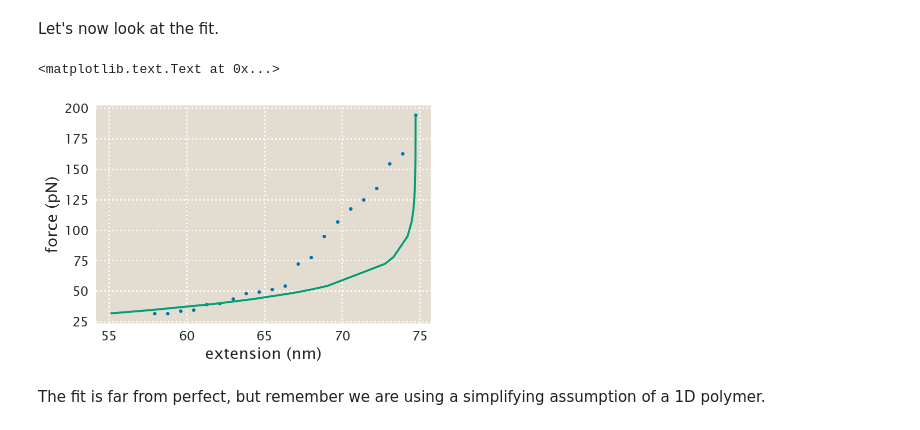
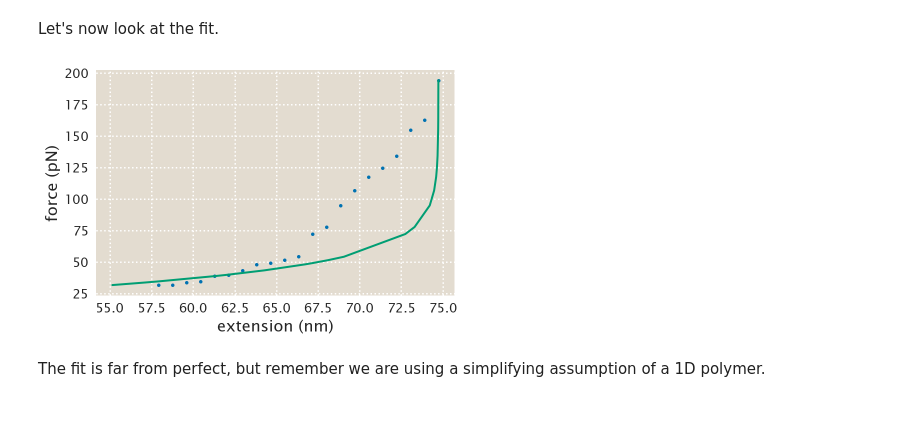
Before and after one commit to mrazomej/pboc, a Jupyter notebook: src/chapter_08.ipynb, the cells around one changed output. Cells and saved outputs as stored; diff of their text form; code cells hidden in the pictures.

```diff
--- a/src/chapter_08.ipynb
+++ b/src/chapter_08.ipynb
@@ -523,15 +525,16 @@ Let's now look at the fit.
 # %%
 # Plot data
 plt.plot(curve.extension_nm, curve.force_pN, marker='.', lw=0)
 # Plot theoretical prediction
 plt.plot(curve_fit(curve.force_pN, popt),# + curve.extension_nm.min(),
          curve.force_pN)
 # Label axis
 plt.xlabel('extension (nm)')
 plt.ylabel('force (pN)')
+plt.tight_layout()
+plt.savefig(figdir + 'problem_08_10_03.png', bbox_inches='tight')
 # %% [output]
-<matplotlib.text.Text at 0x...>
-[figure, old version]
+[figure, new version]
 # %% [markdown]
 The fit is far from perfect, but remember we are using a simplifying assumption of a 1D polymer.
 # %% [markdown]
```
Also changed, not shown: parts of 16 cells of this notebook, 1 other file.
